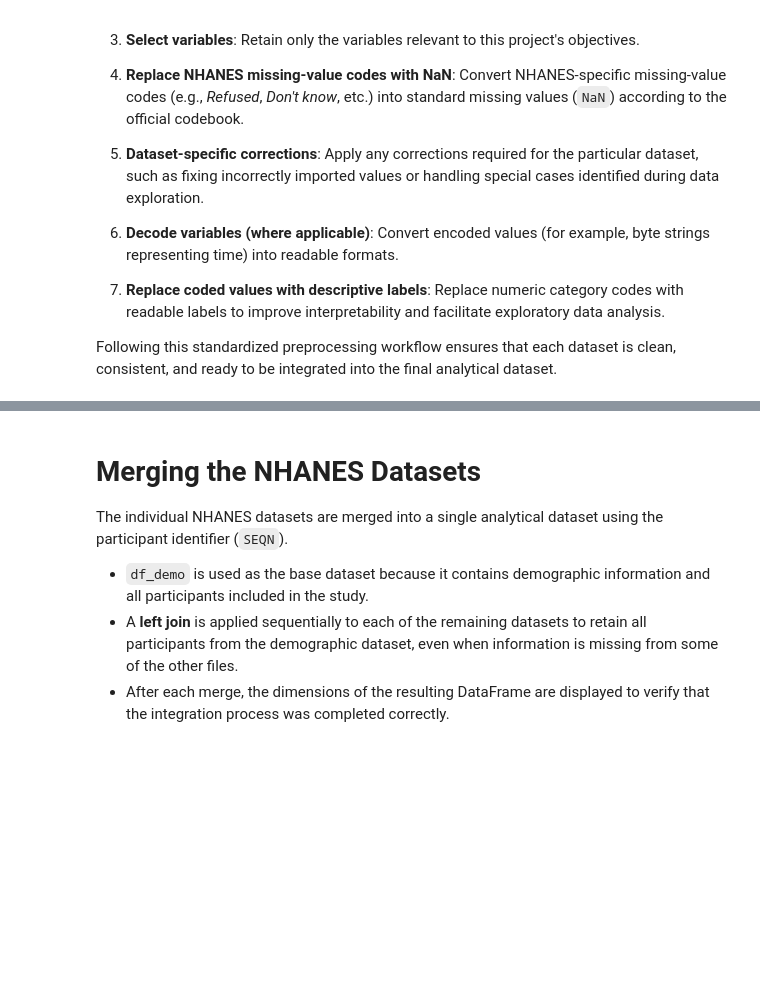
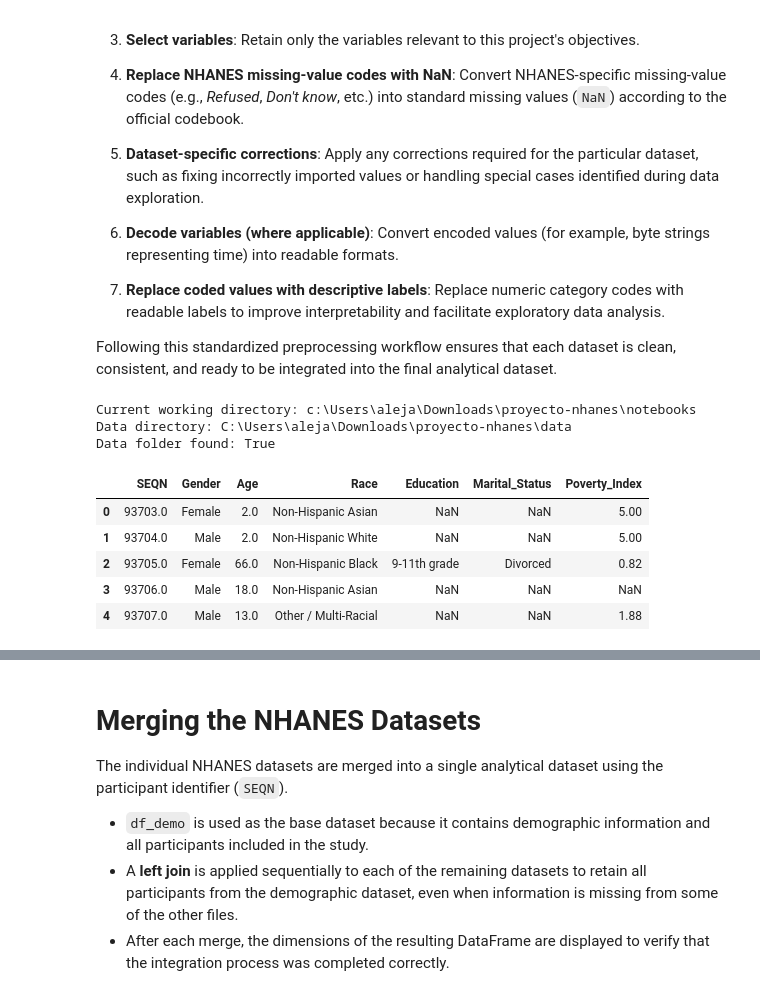
Before and after one commit to Ajrema/sleep-health-analysis-nhanes, a Jupyter notebook: notebooks/sleep_health_analysis_en.ipynb, the cells around one changed output, grey strips where cells are left out. Drawn from its saved outputs; the diff is of its cells as text; code cells hidden in the pictures; blank space fills up the shorter version.

```diff
--- a/notebooks/sleep_health_analysis_en.ipynb
+++ b/notebooks/sleep_health_analysis_en.ipynb
@@ -29,12 +29,34 @@ Each dataset is processed through the following steps:
    Replace numeric category codes with readable labels to improve interpretability and facilitate exploratory data analysis.
 
 Following this standardized preprocessing workflow ensures that each dataset is clean, consistent, and ready to be integrated into the final analytical dataset.
+# %%
+from pathlib import Path
+import pandas as pd
+
+# Locate the data folder from the project root or the notebooks folder
+if Path("data").is_dir():
+    DATA_DIR = Path("data")
+elif Path("../data").is_dir():
+    DATA_DIR = Path("../data")
+else:
+    raise FileNotFoundError(
+        "The data folder could not be found. "
+        "Run the notebook from the project root or the notebooks folder."
+    )
+
+print("Current working directory:", Path.cwd())
+print("Data directory:", DATA_DIR.resolve())
+print("Data folder found:", DATA_DIR.is_dir())
+# %% [output]
+Current working directory: c:\Users\aleja\Downloads\proyecto-nhanes\notebooks
+Data directory: C:\Users\aleja\Downloads\proyecto-nhanes\data
+Data folder found: True
 # %%
 # 1 LOAD AND CLEAN DEMO_J
 import pandas as pd
 import numpy as np
 
-demo=pd.read_sas('https://wwwn.cdc.gov/Nchs/Nhanes/2017-2018/DEMO_J.XPT')
+demo = pd.read_sas(DATA_DIR / "DEMO_J.xpt")
 
 # ===========================
 # Rename variables
@@ -93,32 +115,39 @@ df_demo['Gender']=df_demo['Gender'].replace({1:'Male',2:'Female'})
 df_demo["Race"] = df_demo["Race"].replace({
     1: "Mexican American",
     2: "Other Hispanic",
     3: "Non-Hispanic White",
     4: "Non-Hispanic Black",
     6: "Non-Hispanic Asian",
     7: "Other / Multi-Racial"
 })
 
 # Education
 df_demo["Education"] = df_demo["Education"].replace({
     1: "Less than 9th grade",
     2: "9-11th grade",
     3: "High school/GED",
     4: "Some college/AA degree",
     5: "College graduate or above"
 })
 
 # Marital status
 df_demo["Marital_Status"] = df_demo["Marital_Status"].replace({
     1: "Married",
     2: "Widowed",
     3: "Divorced",
     4: "Separated",
     5: "Never married",
     6: "Living with partner"
 })
 
 
 df_demo.head()
+# %% [output]
+|  | SEQN | Gender | Age | Race | Education | Marital_Status | Poverty_Index |
+| 0 | 93703.0 | Female | 2.0 | Non-Hispanic Asian | NaN | NaN | 5.00 |
+| 1 | 93704.0 | Male | 2.0 | Non-Hispanic White | NaN | NaN | 5.00 |
+| 2 | 93705.0 | Female | 66.0 | Non-Hispanic Black | 9-11th grade | Divorced | 0.82 |
+| 3 | 93706.0 | Male | 18.0 | Non-Hispanic Asian | NaN | NaN | NaN |
+| 4 | 93707.0 | Male | 13.0 | Other / Multi-Racial | NaN | NaN | 1.88 |
 # %%
 # 2 LOAD AND CLEAN SLQ_J (sleep disorders)
```
Also changed, not shown: parts of 79 cells of this notebook.
